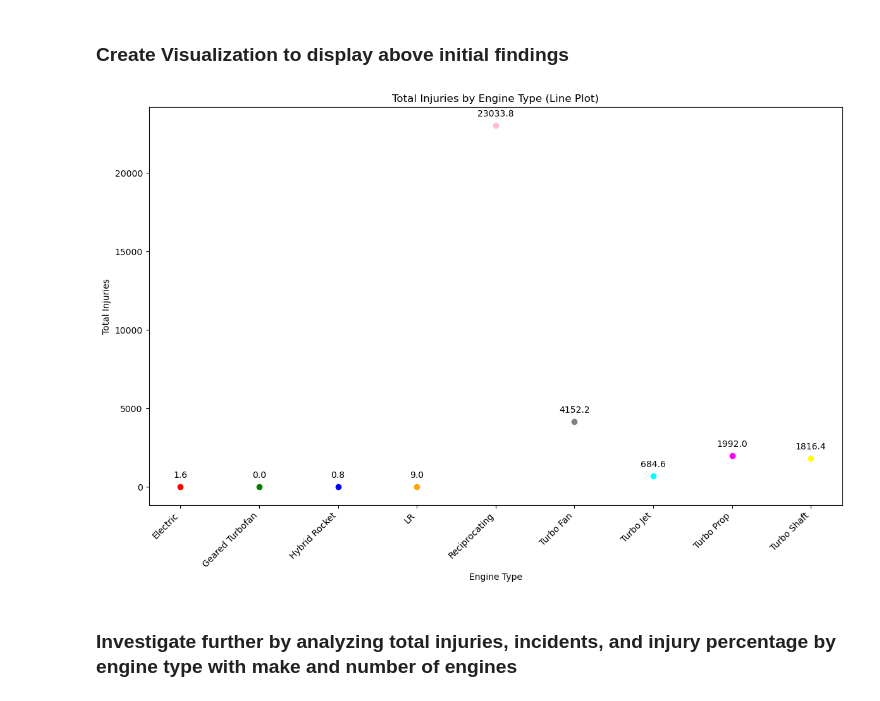
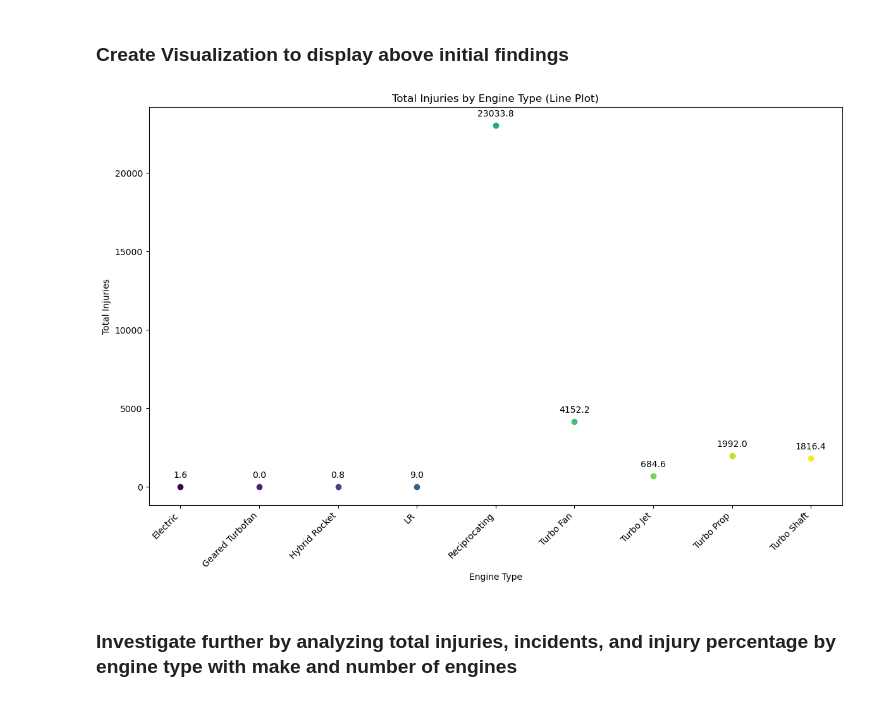
Before and after one commit to nealiyer88/Aviation-Data, a Jupyter notebook: student.ipynb, the cells around one changed output. Cells and saved outputs as stored; diff of their text form; code cells hidden in the pictures.

```diff
--- a/student.ipynb
+++ b/student.ipynb
@@ -36,2 +22,26 @@ planes_df.sort_values(by=('Total.Fatal.Injuries'), ascending=False)
+# %%
+planes_df = pd.read_csv('Aviation_Data.csv')
+
+#Fill in all null values in Injuries columns
+planes_df['Total.Fatal.Injuries'].fillna(0, inplace=True)
+planes_df['Total.Serious.Injuries'].fillna(0,inplace=True)
+planes_df['Total.Minor.Injuries'].fillna(0,inplace=True)
+
+#Normalize Data
+planes_df["Make"] = planes_df["Make"].replace("Boeing", "BOEING")
+planes_df["Make"] = planes_df["Make"].replace("BOEING-VERTOL", "BOEING")
+planes_df["Make"] = planes_df["Make"].replace("Airbus Industrie", "AIRBUS")
+planes_df["Make"] = planes_df["Make"].replace("AIRBUS INDUSTRIE", "AIRBUS")
+planes_df["Make"] = planes_df["Make"].replace("Airbus", "AIRBUS")
+planes_df["Make"] = planes_df["Make"].replace("CESSNA", "Cessna")
+planes_df["Make"] = planes_df["Make"].replace("PIPER", "Piper")
+planes_df["Make"] = planes_df["Make"].replace("BEECH", "Beech")
+
+#removing any leading or trailing whitespace
+planes_df['Make'] = planes_df['Make'].str.strip()
+
+#create new column documenting total injuries, fatal + major + minor
+#created weighted index based on fatal vs serious vs minor injuries
+planes_df['Total Injuries'] = planes_df['Total.Fatal.Injuries'] * 0.6 + planes_df['Total.Serious.Injuries'] * 0.4 + planes_df['Total.Minor.Injuries'] * 0.2
 # %% [markdown]
 ### <span style="color: skyblue;">After viewing the layout of the data, it is time to further filter and identify the different columns and datatypes of the file</span>.
@@ -575,35 +320,35 @@ engine_injure.sort_values(by='Total Injuries', ascending=False)
 # %%
 plt.figure(figsize=(12, 8))  # Adjust the size as needed
 
 # Assuming Engine_filtered['Engine.Type'] is categorical and you want each category to have its own color
 # First, ensure 'Engine.Type' is sorted if it isn't already, as you've done
 Engine_filtered = engine_injure.sort_values(by='Engine.Type')
 
 Engine_filtered = Engine_filtered[~Engine_filtered['Engine.Type'].str.lower().isin(['none', 'unk', 'unknown'])]
 
 
 # Plot each point individually
 for i, row in Engine_filtered.iterrows():
-    plt.plot(row['Engine.Type'], row['Total Injuries'], marker='o', linestyle='', color=colors2[i % len(colors2)])
+    plt.plot(row['Engine.Type'], row['Total Injuries'], marker='o', linestyle='', color=colors[i % len(colors)])
 
 plt.xlabel('Engine Type')  # X-axis label
 plt.ylabel('Total Injuries')  # Y-axis label
 plt.title('Total Injuries by Engine Type (Line Plot)')  # Chart title
 
 # Fix for the xticks error: manually set the ticks and labels
 ticks = range(len(Engine_filtered['Engine.Type'].unique()))
 labels = Engine_filtered['Engine.Type'].unique()
 plt.xticks(ticks, labels, rotation=45, ha="right")
 
 # Adding text labels for each marker
 for i, txt in enumerate(Engine_filtered['Total Injuries']):
     # Adjusting the annotation to align with the corrected ticks
     plt.annotate(f"{txt:.1f}", (ticks[i % len(ticks)], txt), textcoords="offset points", xytext=(0,10), ha='center')
 
 plt.tight_layout()  # Adjust layout to not cut off labels
 plt.show()
 # %% [output]
-[figure, old version]
+[figure, new version]
 # %% [markdown]
 ### Investigate further by analyzing total injuries, incidents, and injury percentage by engine type with make and number of engines
 # %%
```
Also changed, not shown: parts of 33 cells of this notebook, 2 other files.
